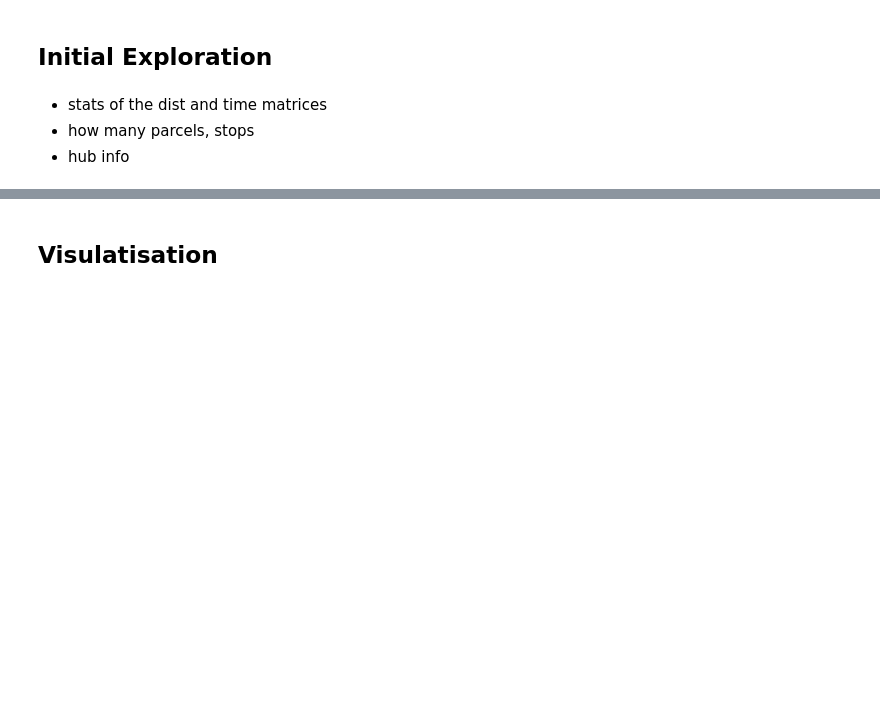
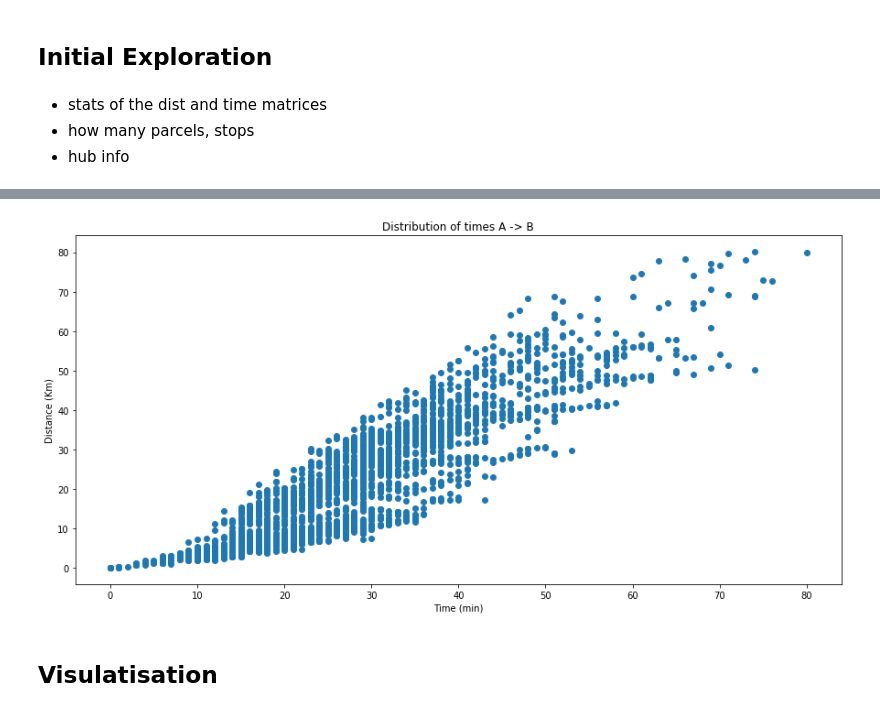
Before and after one commit to NadejdaJ/dsf_2020_royalmail_temp, a Jupyter notebook: DSF_main.ipynb, the cells around one changed output, grey strips where cells are left out. Drawn from its saved outputs; the diff is of its cells as text; code cells hidden in the pictures; blank space fills up the shorter version.

```diff
--- a/DSF_main.ipynb
+++ b/DSF_main.ipynb
@@ -80,3 +90,12 @@ puzzle.num_stops
+# %%
+fig, ax = plt.subplots(figsize=(15,7))
+ax.scatter(puzzle.time_mtx.values.flatten(), puzzle.distance_mtx.values.flatten())
+ax.set_xlabel('Time (min)')
+ax.set_ylabel('Distance (Km)')
+ax.set_title(r'Distribution of times A -> B')
+plt.show()
+# %% [output]
+[figure, added]
 # %% [markdown]
 ## Visulatisation
 # %%
```
Also changed, not shown: parts of 9 cells of this notebook.
